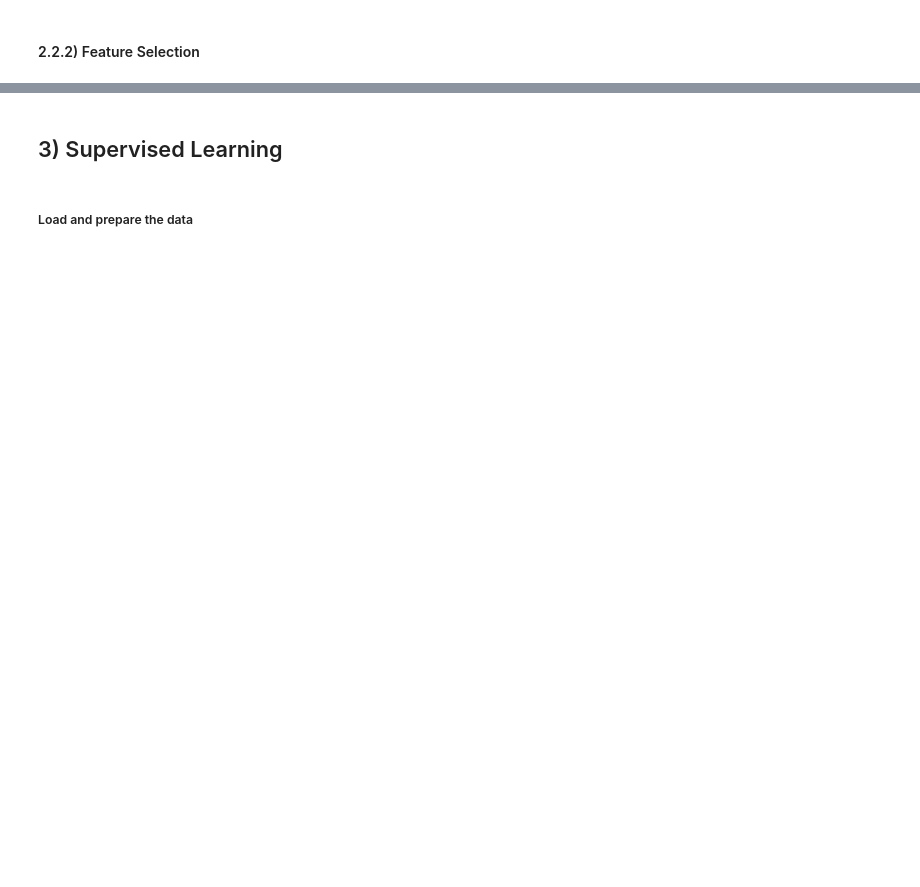
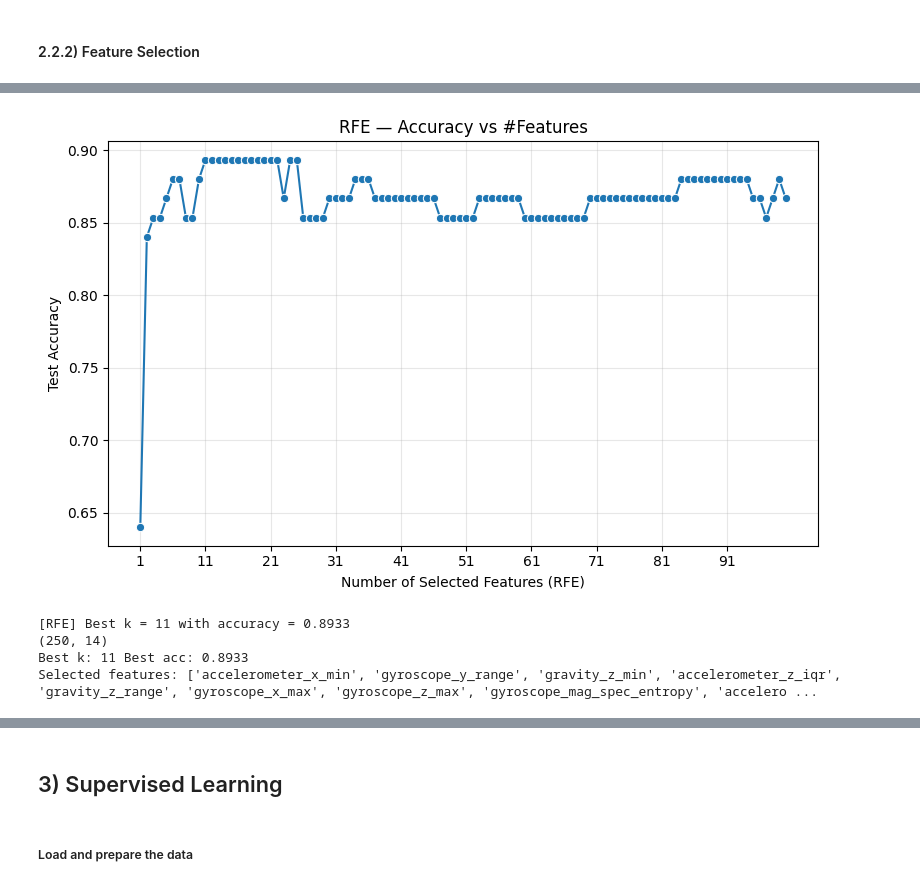
Before and after one commit to Szlj56/Data-Analysis-Assignment-1, a Jupyter notebook: Final.ipynb, the cells around one changed output, grey strips where cells are left out. Cells and saved outputs as stored; diff of their text form; code cells hidden in the pictures; blank space fills up the shorter version.

```diff
--- a/Final.ipynb
+++ b/Final.ipynb
@@ -1297,0 +1259,20 @@ Selected 7 optimal features:
+# %%
+# Apply RFE feature selection
+df_optimal, selected_feature_names, rpt = rfe_select_features(
+    filtered,
+    meta_cols=("activity", "student", "window_idx"),  # keep meta columns
+    estimator=None,        # Using default Logistic Regression
+    max_k=None,            # cap if runtime is high
+    plot=True,             # show accuracy vs k plot
+    save_csv="optimal_features.csv" # Save optimal features
+)
+
+print(df_optimal.shape)
+print("Best k:", rpt["best_k"], "Best acc:", f"{rpt['best_acc']:.4f}")
+print("Selected features:", selected_feature_names)
+# %% [output]
+[figure, added]
+[RFE] Best k = 11 with accuracy = 0.8933
+(250, 14)
+Best k: 11 Best acc: 0.8933
+Selected features: ['accelerometer_x_min', 'gyroscope_y_range', 'gravity_z_min', 'accelerometer_z_iqr', 'gravity_z_range', 'gyroscope_x_max', 'gyroscope_z_max', 'gyroscope_mag_spec_entropy', 'accelero ...
```
Also changed, not shown: parts of 41 cells of this notebook.
